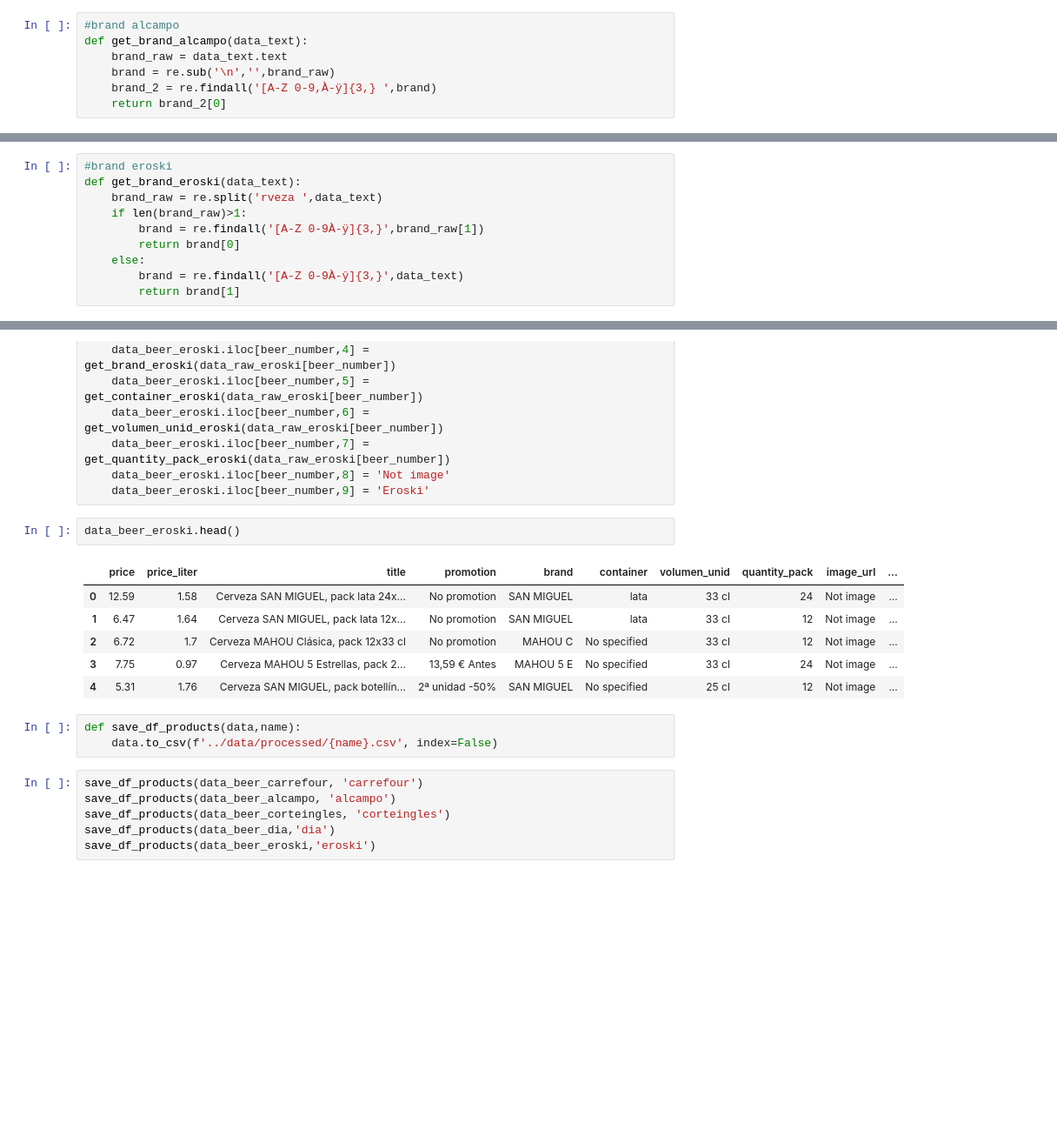
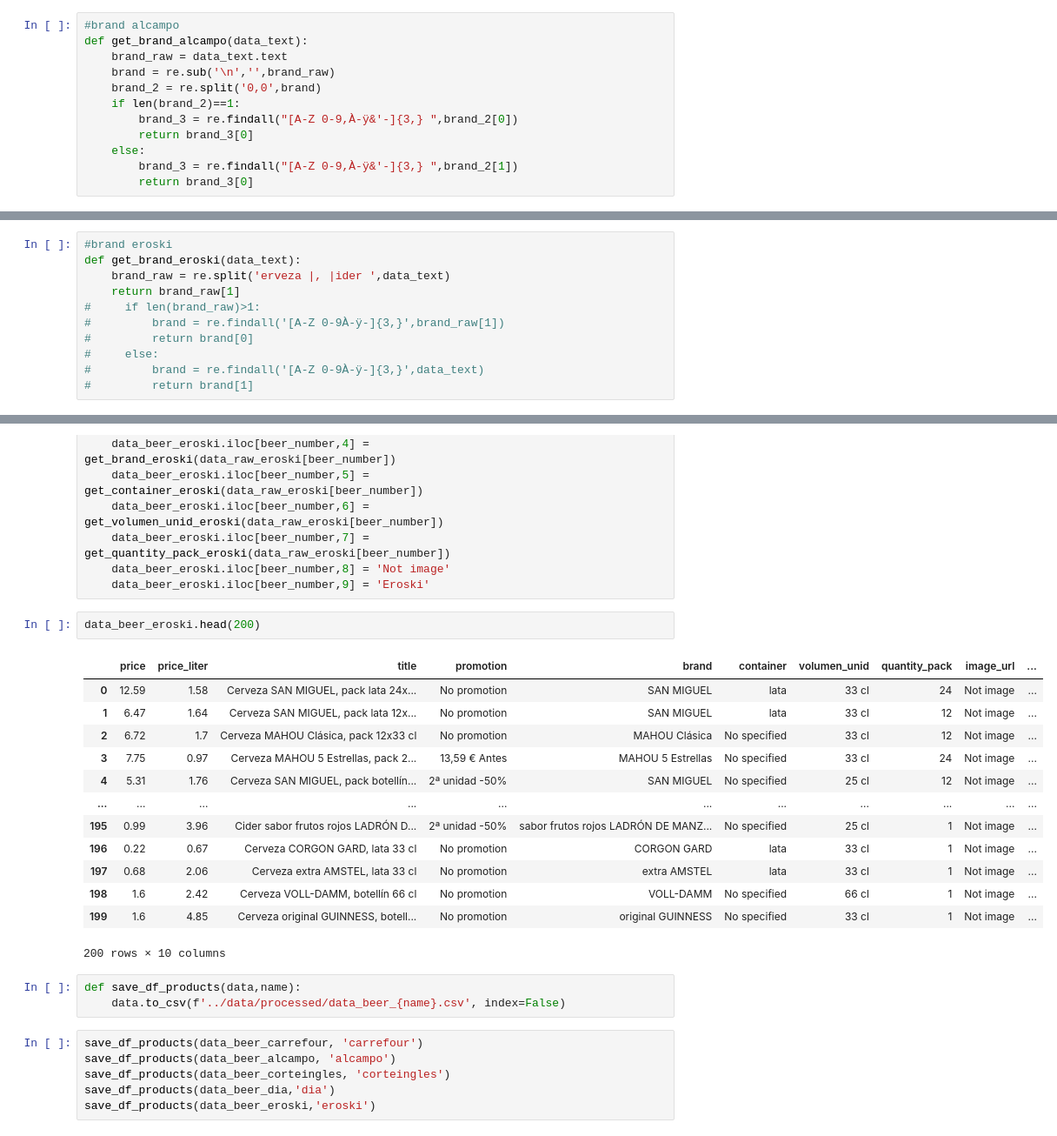
Before and after one commit to ivancompany92/Birras_Pipol_House, a Jupyter notebook: notebooks/pruebas.ipynb, the cells around one changed output, grey strips where cells are left out. Shown at 87% size. Drawn from its saved outputs; the diff is of its cells as text; blank space fills up the shorter version.

Commit message:
change brands df

```diff
--- a/notebooks/pruebas.ipynb
+++ b/notebooks/pruebas.ipynb
@@ -252,8 +252,13 @@ def get_promotion_alcampo(data_text):
 def get_brand_alcampo(data_text):
     brand_raw = data_text.text
     brand = re.sub('\n','',brand_raw)
-    brand_2 = re.findall('[A-Z 0-9,À-ÿ]{3,} ',brand)
-    return brand_2[0]
+    brand_2 = re.split('0,0',brand)
+    if len(brand_2)==1:
+        brand_3 = re.findall("[A-Z 0-9,À-ÿ&'-]{3,} ",brand_2[0])
+        return brand_3[0]
+    else:
+        brand_3 = re.findall("[A-Z 0-9,À-ÿ&'-]{3,} ",brand_2[1])
+        return brand_3[0]
 # %%
 #volumen alcampo
 def get_volumen_unid_alcampo(data_text):
@@ -525,13 +545,14 @@ def get_tittle_eroski(data_text):
 # %%
 #brand eroski
 def get_brand_eroski(data_text):
-    brand_raw = re.split('rveza ',data_text)
-    if len(brand_raw)>1:
-        brand = re.findall('[A-Z 0-9À-ÿ]{3,}',brand_raw[1])
-        return brand[0]
-    else:
-        brand = re.findall('[A-Z 0-9À-ÿ]{3,}',data_text)
-        return brand[1]
+    brand_raw = re.split('erveza |, |ider ',data_text)
+    return brand_raw[1]
+#     if len(brand_raw)>1:
+#         brand = re.findall('[A-Z 0-9À-ÿ-]{3,}',brand_raw[1])
+#         return brand[0]
+#     else:
+#         brand = re.findall('[A-Z 0-9À-ÿ-]{3,}',data_text)
+#         return brand[1]
 # %%
 #container eroski
 def get_container_eroski(data_text):
@@ -597,17 +618,24 @@ for beer_number in range(len(data_raw_eroski)):
     data_beer_eroski.iloc[beer_number,8] = 'Not image'
     data_beer_eroski.iloc[beer_number,9] = 'Eroski'
 # %%
-data_beer_eroski.head()
+data_beer_eroski.head(200)
 # %% [output]
 |  | price | price_liter | title | promotion | brand | container | volumen_unid | quantity_pack | image_url | ... |
 | 0 | 12.59 | 1.58 | Cerveza SAN MIGUEL, pack lata 24x... | No promotion | SAN MIGUEL | lata | 33 cl | 24 | Not image | ... |
 | 1 | 6.47 | 1.64 | Cerveza SAN MIGUEL, pack lata 12x... | No promotion | SAN MIGUEL | lata | 33 cl | 12 | Not image | ... |
-| 2 | 6.72 | 1.7 | Cerveza MAHOU Clásica, pack 12x33 cl | No promotion | MAHOU C | No specified | 33 cl | 12 | Not image | ... |
-| 3 | 7.75 | 0.97 | Cerveza MAHOU 5 Estrellas, pack 2... | 13,59 € Antes | MAHOU 5 E | No specified | 33 cl | 24 | Not image | ... |
+| 2 | 6.72 | 1.7 | Cerveza MAHOU Clásica, pack 12x33 cl | No promotion | MAHOU Clásica | No specified | 33 cl | 12 | Not image | ... |
+| 3 | 7.75 | 0.97 | Cerveza MAHOU 5 Estrellas, pack 2... | 13,59 € Antes | MAHOU 5 Estrellas | No specified | 33 cl | 24 | Not image | ... |
 | 4 | 5.31 | 1.76 | Cerveza SAN MIGUEL, pack botellín... | 2ª unidad -50% | SAN MIGUEL | No specified | 25 cl | 12 | Not image | ... |
+| ... | ... | ... | ... | ... | ... | ... | ... | ... | ... | ... |
+| 195 | 0.99 | 3.96 | Cider sabor frutos rojos LADRÓN D... | 2ª unidad -50% | sabor frutos rojos LADRÓN DE MANZ... | No specified | 25 cl | 1 | Not image | ... |
+| 196 | 0.22 | 0.67 | Cerveza CORGON GARD, lata 33 cl | No promotion | CORGON GARD | lata | 33 cl | 1 | Not image | ... |
+| 197 | 0.68 | 2.06 | Cerveza extra AMSTEL, lata 33 cl | No promotion | extra AMSTEL | lata | 33 cl | 1 | Not image | ... |
+| 198 | 1.6 | 2.42 | Cerveza VOLL-DAMM, botellín 66 cl | No promotion | VOLL-DAMM | No specified | 66 cl | 1 | Not image | ... |
+| 199 | 1.6 | 4.85 | Cerveza original GUINNESS, botell... | No promotion | original GUINNESS | No specified | 33 cl | 1 | Not image | ... |
+200 rows × 10 columns
 # %%
 def save_df_products(data,name):
-    data.to_csv(f'../data/processed/{name}.csv', index=False)
+    data.to_csv(f'../data/processed/data_beer_{name}.csv', index=False)
 # %%
 save_df_products(data_beer_carrefour, 'carrefour')
 save_df_products(data_beer_alcampo, 'alcampo')
```
Also changed, not shown: parts of 6 cells of this notebook, 7 other files.
